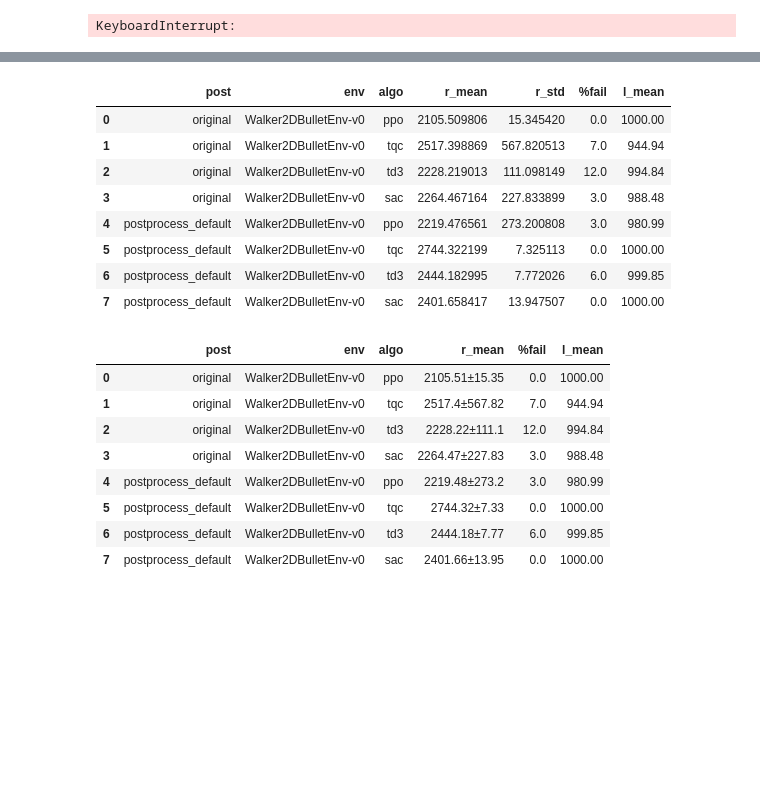
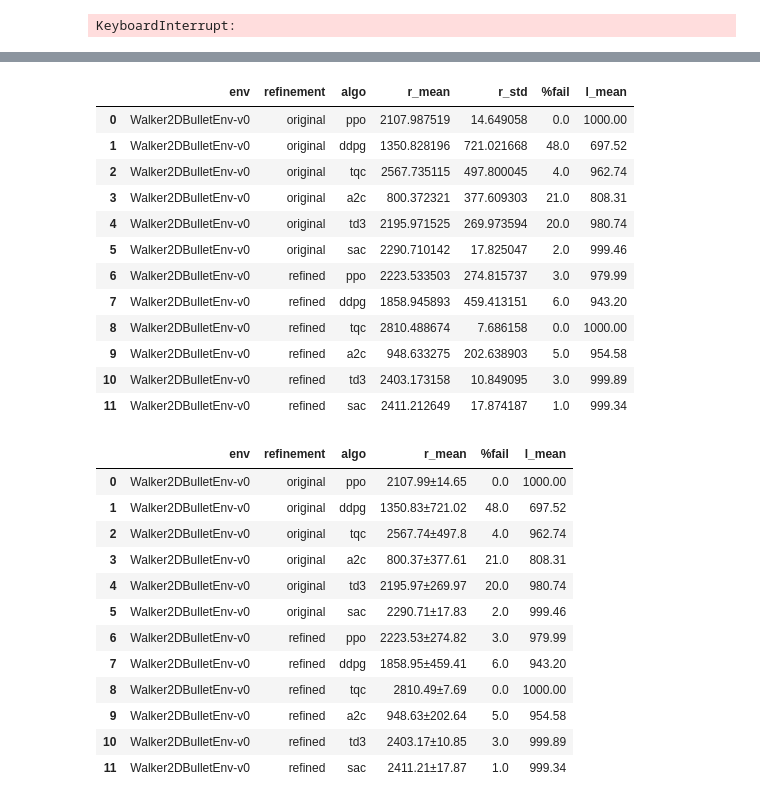
Before and after one commit to sgillen/policy_refinement, a Jupyter notebook: Ty_files/load_agent_TY.ipynb, the cells around one changed output, grey strips where cells are left out. Drawn from its saved outputs; the diff is of its cells as text; code cells hidden in the pictures; blank space fills up the shorter version.

Commit message:
copy/pastable format for fall data

```diff
--- a/Ty_files/load_agent_TY.ipynb
+++ b/Ty_files/load_agent_TY.ipynb
@@ -12,7 +12,7 @@ path_to_zoo = "/home/asutay/Documents/rl-baselines3-zoo/" # Very hacky but this
 
 #model_dir = os.path.abspath('') + "/keep_agents/bullet_works_rewards/" # Bullet envs with mdim and cdim rewards
 #model_dir = os.path.abspath('') + "/keep_agents/default_post_01_001/" # Bullet with no extra reward, just policy refinement with ARS
-model_dir = os.path.abspath('') + "/keep_agents/train_all/"
+model_dir = "/home/asutay/Documents/GitHub/policy_refinement/keep_agents/train_all/"
 # %%
 # Iterate through save directory and load everything
 
@@ -215,15 +204,3 @@ df_no_noise
 | 17 | Walker2DBulletEnv-v0 | tqc | 2670.960741 | 0.0 | 0.0 | 1000.0 | 2749.068124 | 0.0 | 0.0 | ... |
 | 18 | Walker2DBulletEnv-v0 | td3 | 2240.877771 | 0.0 | 0.0 | 1000.0 | 2446.863895 | 0.0 | 0.0 | ... |
 | 19 | Walker2DBulletEnv-v0 | sac | 2281.517374 | 0.0 | 0.0 | 1000.0 | 2399.754676 | 0.0 | 0.0 | ... |
-# %%
-for k in enumerate(post_list):
-    for j in enumerate(env_list):
-        for i in enumerate(algo_list):
-
-            env = env_dict[i[1]][j[1]]
-            model = model_dict[i[1]][j[1]][k[1]]
-            a = env.observation_space.high
-            print(k[1],i[1],j[1],a)
-#print(.025*env.action_space.high)
-#print(.025*(env.action_space.high-env.action_space.low)/2)
-#np.random.normal(0,0.025,6)
@@ -331,13 +309,14 @@ def do_rollout_noise_obs(env, model, render=False, render_wait=0.01, seed=None):
 data_noise_action={}
 row = 0
 env_name = env_list[4]
+post_name = ['original', 'refined']
 for k in enumerate(post_list):
     #for j in enumerate(env_list):
         for i in enumerate(algo_list):
 
             env = env_dict[i[1]][env_name]
             model = model_dict[i[1]][env_name][k[1]] # no refinement
-            #model2 = model_dict[i[1]][j[1]][post_list[1]] # ARS policy refinement
+
             count = 1
             fail = 0
             rewards_list = []
@@ -367,5 +346,6 @@ for k in enumerate(post_list):
 #            else:
 #                data_no_noise[str(row)] = [j[1],i[1],reward_mean,reward_std,fail_percentage,l_mean]
 
-            data_noise_action[str(row)] = [k[1],env_name,i[1],reward_mean,reward_std,fail_percentage,l_mean]
+            data_noise_action[str(row)] = [env_name, post_name[k[0]],i[1],reward_mean,reward_std,fail_percentage,l_mean]
+            print(row)
             row += 1
@@ -372,31 +365,37 @@ for k in enumerate(post_list):
 # %%
 #data_no_noise['0'] = data_no_noise['0']+[reward_mean,reward_std,fail_percentage,l_mean]
 #print(data_no_noise)
 import pandas as pd
-df=pd.DataFrame.from_dict(data_noise_action, orient='index', columns=[ 'post', 'env', 'algo', 'r_mean', 'r_std', '%fail', 'l_mean'])
+df_action_noise=pd.DataFrame.from_dict(data_noise_action, orient='index', columns=[ 'env', 'refinement', 'algo', 'r_mean', 'r_std', '%fail', 'l_mean'])
 #df=pd.DataFrame.from_dict(data_noise_action, orient='index', columns=['env', 'algo', 'r_mean', 'r_std', '%fail', 'l_mean', 'r_mean_refined', 'r_std_refined', '%fail_refined', 'l_mean_refined'])
 path = '~/Documents/GitHub/policy_refinement/Ty_files/Ty_csv/walker_noise_2_5_pct.csv'
-df.to_csv(path,index = False)
+df_action_noise.to_csv(path,index = False)
 
-df
+df_action_noise
 # %% [output]
-|  | post | env | algo | r_mean | r_std | %fail | l_mean |
-| 0 | original | Walker2DBulletEnv-v0 | ppo | 2105.509806 | 15.345420 | 0.0 | 1000.00 |
-| 1 | original | Walker2DBulletEnv-v0 | tqc | 2517.398869 | 567.820513 | 7.0 | 944.94 |
-| 2 | original | Walker2DBulletEnv-v0 | td3 | 2228.219013 | 111.098149 | 12.0 | 994.84 |
-| 3 | original | Walker2DBulletEnv-v0 | sac | 2264.467164 | 227.833899 | 3.0 | 988.48 |
-| 4 | postprocess_default | Walker2DBulletEnv-v0 | ppo | 2219.476561 | 273.200808 | 3.0 | 980.99 |
-| 5 | postprocess_default | Walker2DBulletEnv-v0 | tqc | 2744.322199 | 7.325113 | 0.0 | 1000.00 |
-| 6 | postprocess_default | Walker2DBulletEnv-v0 | td3 | 2444.182995 | 7.772026 | 6.0 | 999.85 |
-| 7 | postprocess_default | Walker2DBulletEnv-v0 | sac | 2401.658417 | 13.947507 | 0.0 | 1000.00 |
+|  | env | refinement | algo | r_mean | r_std | %fail | l_mean |
+| 0 | Walker2DBulletEnv-v0 | original | ppo | 2107.987519 | 14.649058 | 0.0 | 1000.00 |
+| 1 | Walker2DBulletEnv-v0 | original | ddpg | 1350.828196 | 721.021668 | 48.0 | 697.52 |
+| 2 | Walker2DBulletEnv-v0 | original | tqc | 2567.735115 | 497.800045 | 4.0 | 962.74 |
+| 3 | Walker2DBulletEnv-v0 | original | a2c | 800.372321 | 377.609303 | 21.0 | 808.31 |
+| 4 | Walker2DBulletEnv-v0 | original | td3 | 2195.971525 | 269.973594 | 20.0 | 980.74 |
+| 5 | Walker2DBulletEnv-v0 | original | sac | 2290.710142 | 17.825047 | 2.0 | 999.46 |
+| 6 | Walker2DBulletEnv-v0 | refined | ppo | 2223.533503 | 274.815737 | 3.0 | 979.99 |
+| 7 | Walker2DBulletEnv-v0 | refined | ddpg | 1858.945893 | 459.413151 | 6.0 | 943.20 |
+| 8 | Walker2DBulletEnv-v0 | refined | tqc | 2810.488674 | 7.686158 | 0.0 | 1000.00 |
+| 9 | Walker2DBulletEnv-v0 | refined | a2c | 948.633275 | 202.638903 | 5.0 | 954.58 |
+| 10 | Walker2DBulletEnv-v0 | refined | td3 | 2403.173158 | 10.849095 | 3.0 | 999.89 |
+| 11 | Walker2DBulletEnv-v0 | refined | sac | 2411.212649 | 17.874187 | 1.0 | 999.34 |
 # %%
 # Load CSV from path and format it to merge mean and std
 # The column names need to be changed according to CSV
 path_csv = '~/Documents/GitHub/policy_refinement/Ty_files/Ty_csv/walker_noise_2_5_pct.csv'
 # read csv at path and change the data type of specific columns for rounding
-df = pd.read_csv(path_csv,index_col=False, dtype =  {'post':str, 'env':str, 'algo':str, 'r_mean':np.double,
+df = pd.read_csv(path_csv, dtype =  {'post':str, 'env':str, 'algo':str, 'r_mean':np.double,
                                     'r_std':np.double, '%fail':np.double, 'l_mean':np.double} )
-#df_test = (df.groupby(df.columns[3], axis=1).apply(lambda x: x.astype(str).apply('±'.join, 1)))
+
+
+
 df_test = df
 df_test=df_test.round({'r_mean':2,'r_std':2,'%fail':2,'l_mean':2})
 
@@ -405,14 +404,19 @@ df_test['r_mean'] = df_test[['r_mean', 'r_std']].astype(str).agg('±'.join, axis
 
 #get rid of the std column
 df_test = df_test.drop('r_std',axis=1)
+
 df_test
 # %% [output]
-|  | post | env | algo | r_mean | %fail | l_mean |
-| 0 | original | Walker2DBulletEnv-v0 | ppo | 2105.51±15.35 | 0.0 | 1000.00 |
-| 1 | original | Walker2DBulletEnv-v0 | tqc | 2517.4±567.82 | 7.0 | 944.94 |
-| 2 | original | Walker2DBulletEnv-v0 | td3 | 2228.22±111.1 | 12.0 | 994.84 |
-| 3 | original | Walker2DBulletEnv-v0 | sac | 2264.47±227.83 | 3.0 | 988.48 |
-| 4 | postprocess_default | Walker2DBulletEnv-v0 | ppo | 2219.48±273.2 | 3.0 | 980.99 |
-| 5 | postprocess_default | Walker2DBulletEnv-v0 | tqc | 2744.32±7.33 | 0.0 | 1000.00 |
-| 6 | postprocess_default | Walker2DBulletEnv-v0 | td3 | 2444.18±7.77 | 6.0 | 999.85 |
-| 7 | postprocess_default | Walker2DBulletEnv-v0 | sac | 2401.66±13.95 | 0.0 | 1000.00 |
+|  | env | refinement | algo | r_mean | %fail | l_mean |
+| 0 | Walker2DBulletEnv-v0 | original | ppo | 2107.99±14.65 | 0.0 | 1000.00 |
+| 1 | Walker2DBulletEnv-v0 | original | ddpg | 1350.83±721.02 | 48.0 | 697.52 |
+| 2 | Walker2DBulletEnv-v0 | original | tqc | 2567.74±497.8 | 4.0 | 962.74 |
+| 3 | Walker2DBulletEnv-v0 | original | a2c | 800.37±377.61 | 21.0 | 808.31 |
+| 4 | Walker2DBulletEnv-v0 | original | td3 | 2195.97±269.97 | 20.0 | 980.74 |
+| 5 | Walker2DBulletEnv-v0 | original | sac | 2290.71±17.83 | 2.0 | 999.46 |
+| 6 | Walker2DBulletEnv-v0 | refined | ppo | 2223.53±274.82 | 3.0 | 979.99 |
+| 7 | Walker2DBulletEnv-v0 | refined | ddpg | 1858.95±459.41 | 6.0 | 943.20 |
+| 8 | Walker2DBulletEnv-v0 | refined | tqc | 2810.49±7.69 | 0.0 | 1000.00 |
+| 9 | Walker2DBulletEnv-v0 | refined | a2c | 948.63±202.64 | 5.0 | 954.58 |
+| 10 | Walker2DBulletEnv-v0 | refined | td3 | 2403.17±10.85 | 3.0 | 999.89 |
+| 11 | Walker2DBulletEnv-v0 | refined | sac | 2411.21±17.87 | 1.0 | 999.34 |
```
Also changed, not shown: parts of 7 cells of this notebook, 1 other file.
